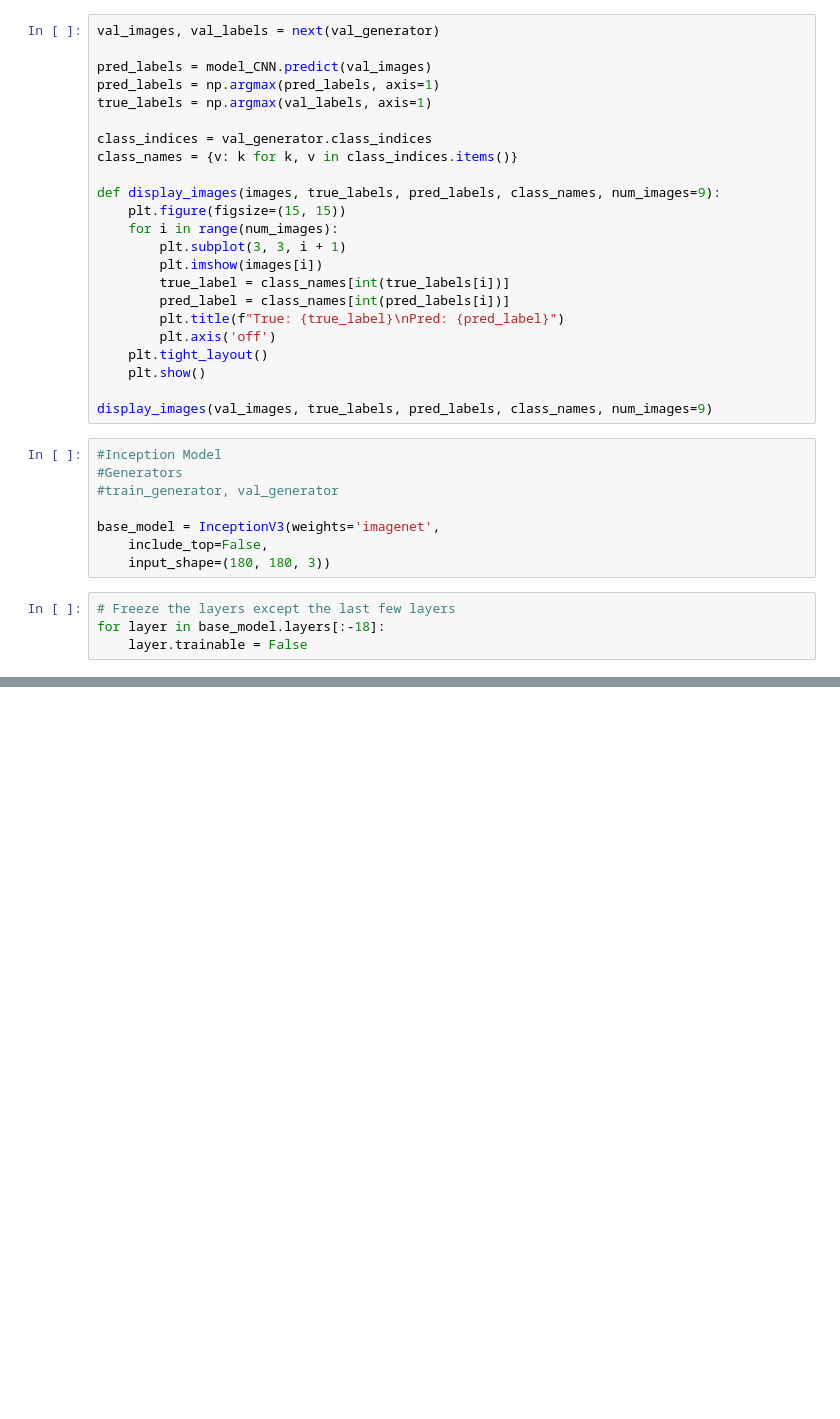
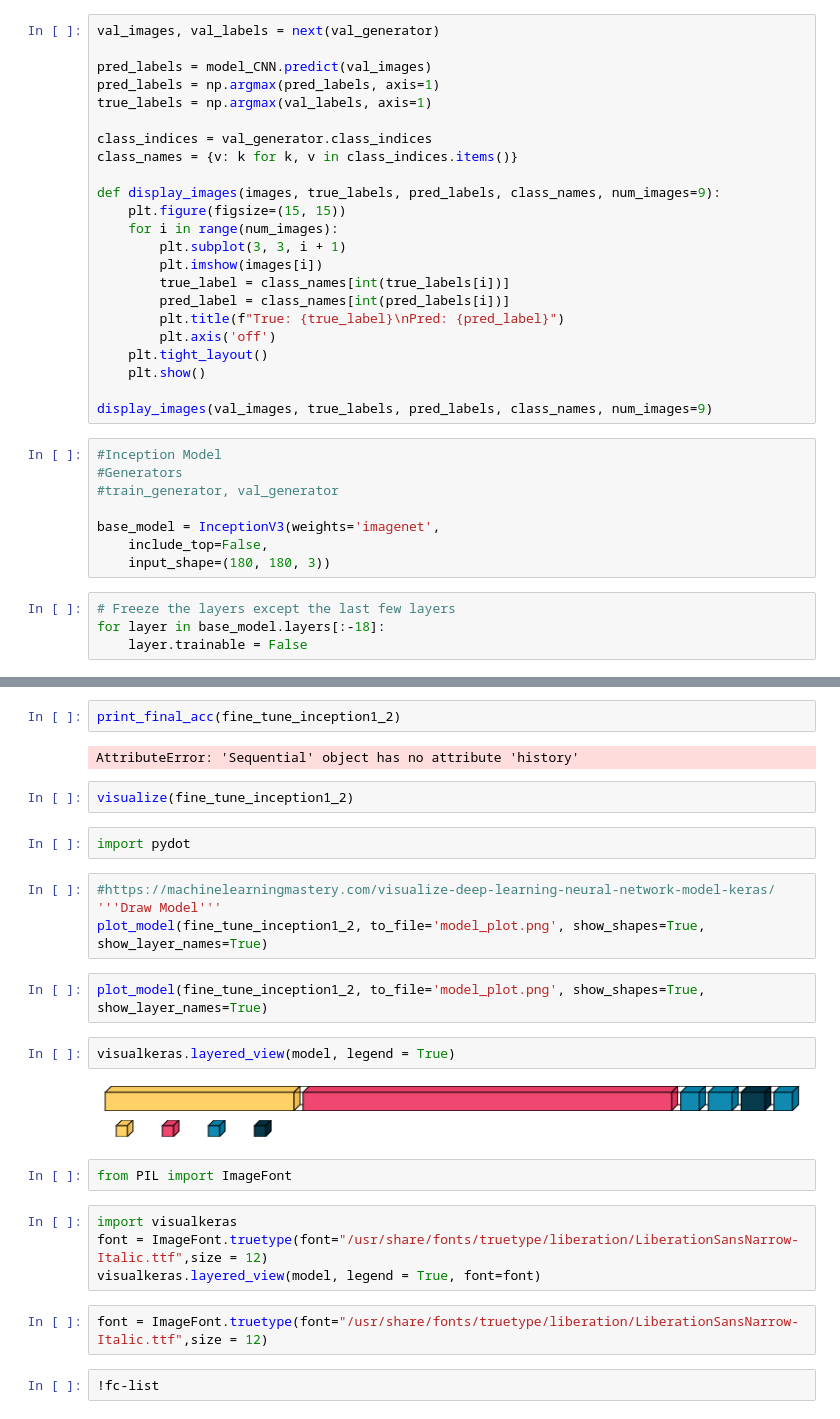
Before and after one commit to r-ballard/dats6202-proj, a Jupyter notebook: butterfly_cnn.ipynb, the cells around one changed output, grey strips where cells are left out. Cells and saved outputs as stored; diff of their text form; blank space fills up the shorter version.

```diff
--- a/butterfly_cnn.ipynb
+++ b/butterfly_cnn.ipynb
@@ -389,0 +352,28 @@ visualize(fine_tune_inception1_1)
+# %%
+print_final_acc(fine_tune_inception1_2)
+# %% [output]
+AttributeError: 'Sequential' object has no attribute 'history'
+# %%
+visualize(fine_tune_inception1_2)
+# %%
+import pydot
+# %%
+#https://machinelearningmastery.com/visualize-deep-learning-neural-network-model-keras/
+'''Draw Model'''
+plot_model(fine_tune_inception1_2, to_file='model_plot.png', show_shapes=True, show_layer_names=True)
+# %%
+plot_model(fine_tune_inception1_2, to_file='model_plot.png', show_shapes=True, show_layer_names=True)
+# %%
+visualkeras.layered_view(model, legend = True)
+# %% [output]
+[figure, added]
+# %%
+from PIL import ImageFont
+# %%
+import visualkeras
+font = ImageFont.truetype(font="/usr/share/fonts/truetype/liberation/LiberationSansNarrow-Italic.ttf",size = 12)
+visualkeras.layered_view(model, legend = True, font=font)
+# %%
+font = ImageFont.truetype(font="/usr/share/fonts/truetype/liberation/LiberationSansNarrow-Italic.ttf",size = 12)
+# %%
+!fc-list
```
Also changed, not shown: parts of 38 cells of this notebook, 2 other files.
